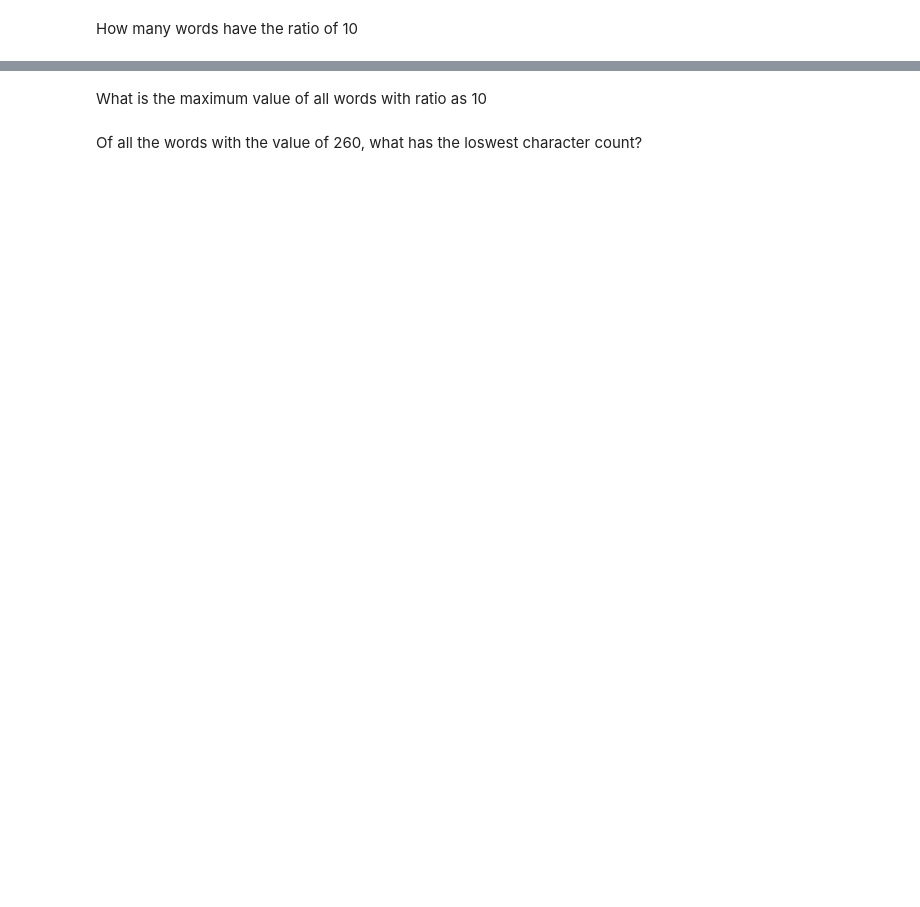
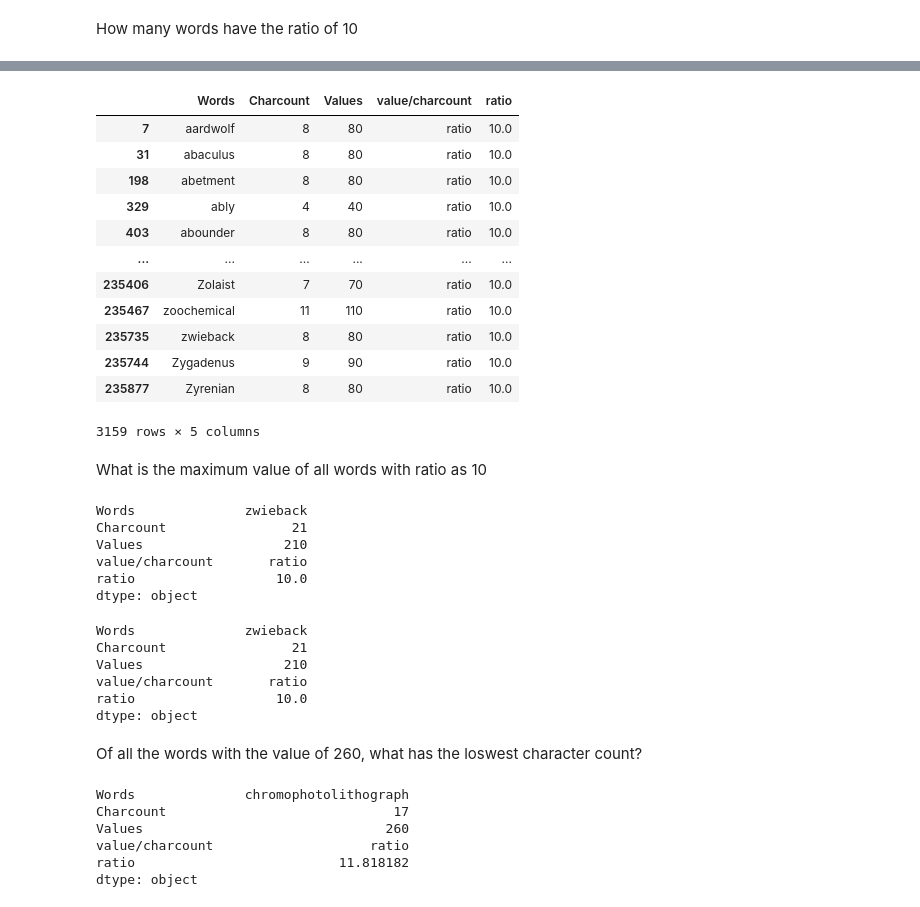
Before and after one commit to Saeswar/AI-ML-AVANTHI-SAESWAR, a Jupyter notebook: English_Words_EDA.ipynb, the cells around one changed output, grey strips where cells are left out. Cells and saved outputs as stored; diff of their text form; code cells hidden in the pictures; blank space fills up the shorter version.

```diff
--- a/English_Words_EDA.ipynb
+++ b/English_Words_EDA.ipynb
@@ -172,4 +293,47 @@ How many words have the ratio of 10
+# %%
+df.loc[df['ratio']==10]
+# %% [output]
+|  | Words | Charcount | Values | value/charcount | ratio |
+| 7 | aardwolf | 8 | 80 | ratio | 10.0 |
+| 31 | abaculus | 8 | 80 | ratio | 10.0 |
+| 198 | abetment | 8 | 80 | ratio | 10.0 |
+| 329 | ably | 4 | 40 | ratio | 10.0 |
+| 403 | abounder | 8 | 80 | ratio | 10.0 |
+| ... | ... | ... | ... | ... | ... |
+| 235406 | Zolaist | 7 | 70 | ratio | 10.0 |
+| 235467 | zoochemical | 11 | 110 | ratio | 10.0 |
+| 235735 | zwieback | 8 | 80 | ratio | 10.0 |
+| 235744 | Zygadenus | 9 | 90 | ratio | 10.0 |
+| 235877 | Zyrenian | 8 | 80 | ratio | 10.0 |
+3159 rows × 5 columns
 # %% [markdown]
 What is the maximum value of all words with ratio as 10
+# %%
+  df.loc[df['ratio'] == 10].max()
+# %% [output]
+Words              zwieback
+Charcount                21
+Values                  210
+value/charcount       ratio
+ratio                  10.0
+dtype: object
+# %%
+df.query("ratio == 10").max()
+# %% [output]
+Words              zwieback
+Charcount                21
+Values                  210
+value/charcount       ratio
+ratio                  10.0
+dtype: object
 # %% [markdown]
 Of all the words with the value of 260, what has the loswest character count?
+# %%
+df.query('Values == 260').min()
+# %% [output]
+Words              chromophotolithograph
+Charcount                             17
+Values                               260
+value/charcount                    ratio
+ratio                          11.818182
+dtype: object
```
Also changed, not shown: parts of 16 cells of this notebook.
